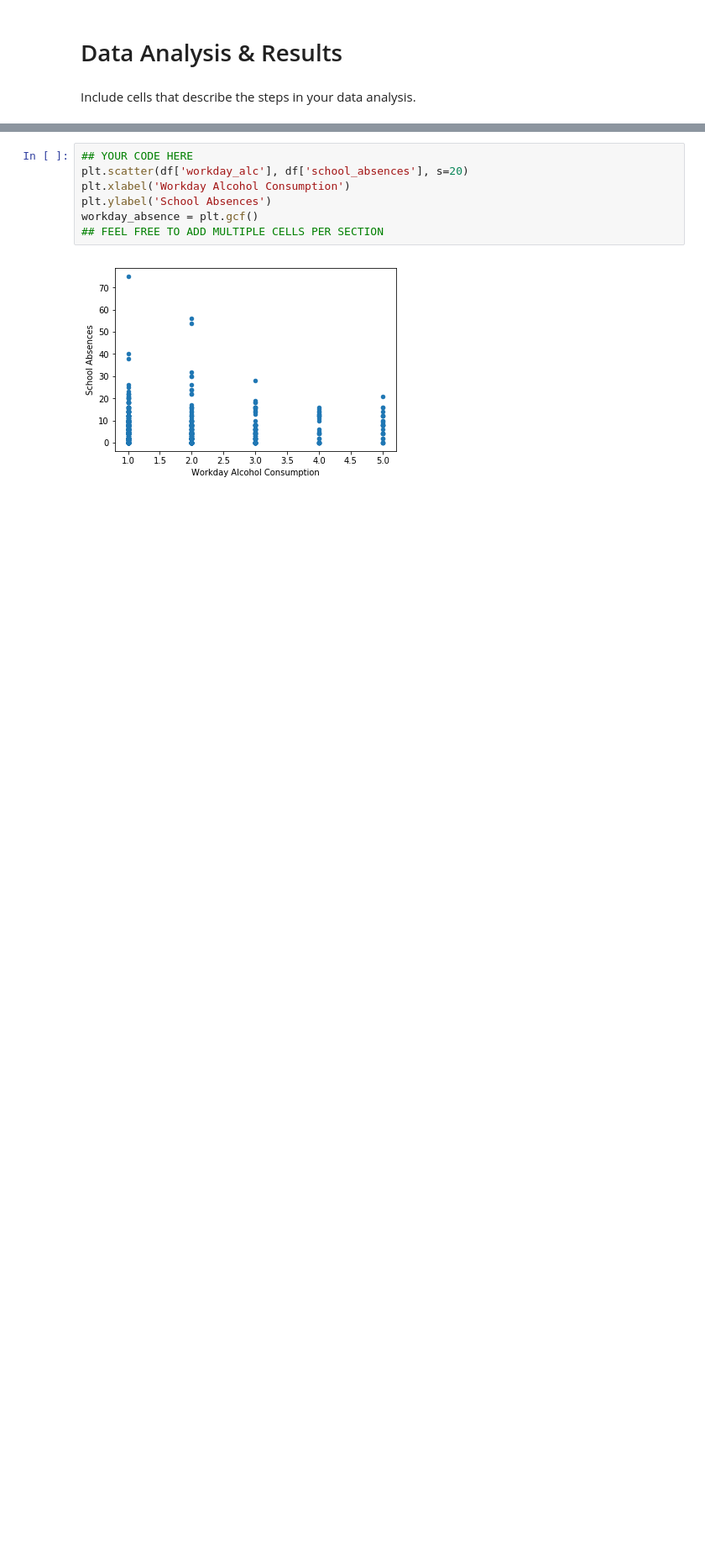
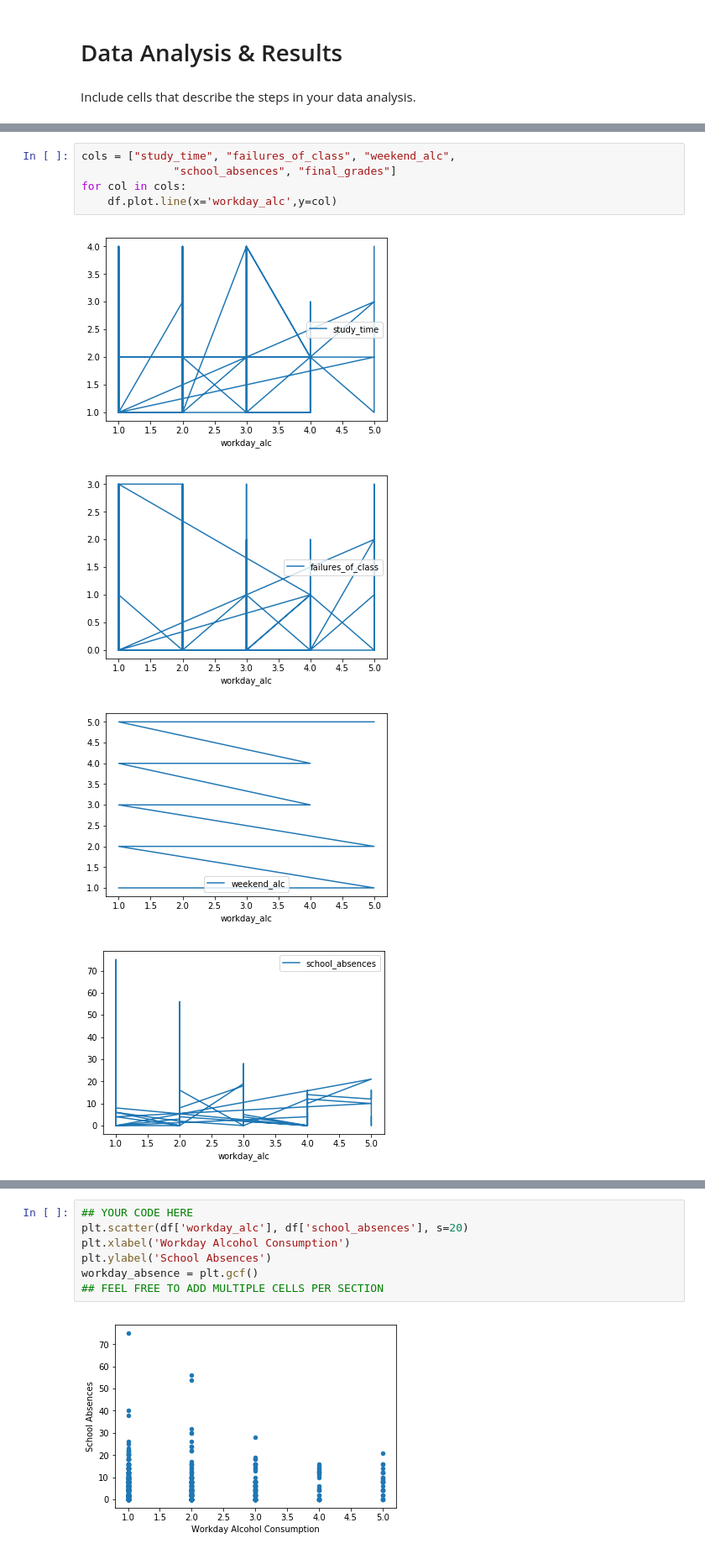
Before and after one commit to kaiitheguy/FinalProjectGroup62, a Jupyter notebook: FinalProjectGroup62.ipynb, the cells around one changed output, grey strips where cells are left out. Shown at 84% size. Cells and saved outputs as stored; diff of their text form; blank space fills up the shorter version.

```diff
--- a/FinalProjectGroup62.ipynb
+++ b/FinalProjectGroup62.ipynb
@@ -128,0 +156,10 @@ Include cells that describe the steps in your data analysis.
+# %%
+cols = ["study_time", "failures_of_class", "weekend_alc",
+              "school_absences", "final_grades"]
+for col in cols:
+    df.plot.line(x='workday_alc',y=col)
+# %% [output]
+[figure, added]
+[figure, added]
+[figure, added]
+[figure, added]
```
Also changed, not shown: parts of 10 cells of this notebook.
